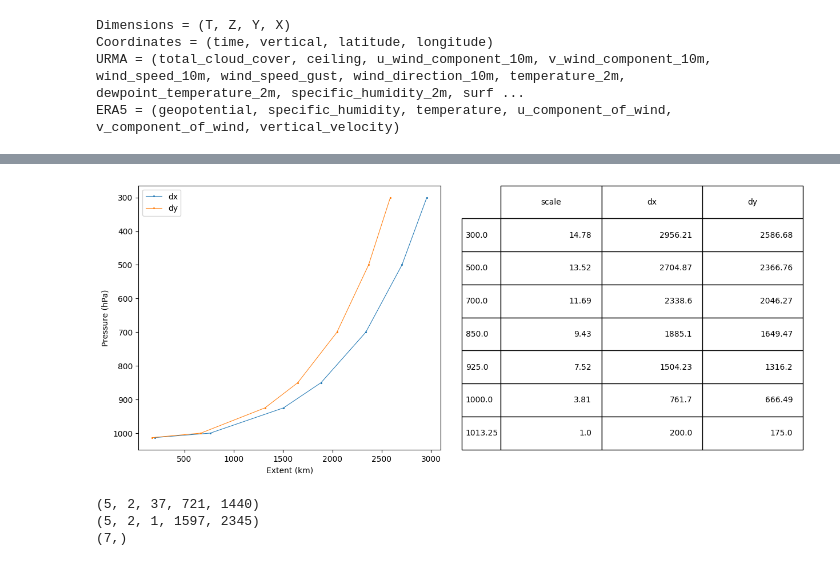
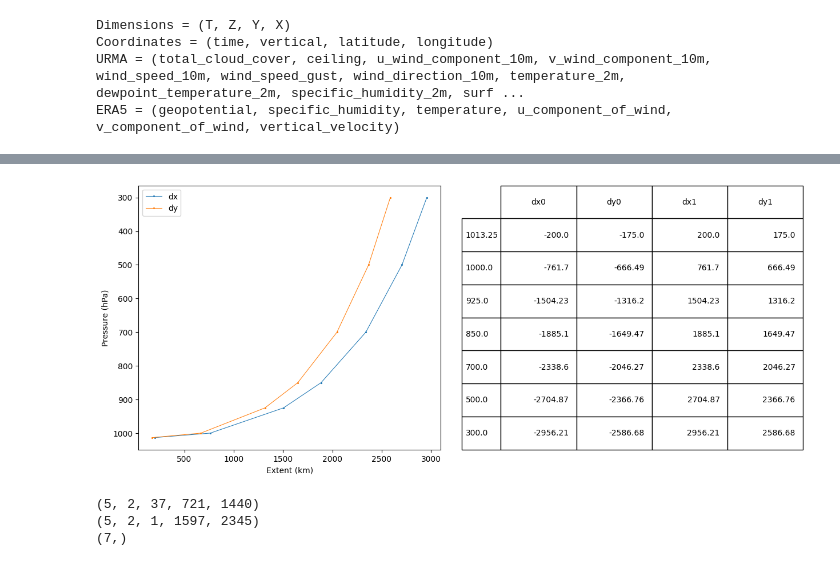
Before and after one commit to leaver2000/mesoscaler, a Jupyter notebook: notebooks/3. resampling.ipynb, the cells around one changed output, grey strips where cells are left out. Saved outputs shown, nothing was run; the diff lists cells and outputs as text; code cells hidden in the pictures.

```diff
--- a/notebooks/3. resampling.ipynb
+++ b/notebooks/3. resampling.ipynb
@@ -48,7 +48,7 @@ DX = 200  # km
 DY = 175  # km
 D = DX, DY = np.array([200, 175])
 pressure_levels = [P0, 1000.0, 925.0, 850.0, 700.0, 500.0, 300.0]
-scale = Mesoscale(DX, DY, pressure=pressure_levels, rate=15)
+scale = Mesoscale(DX, DY, levels=pressure_levels, rate=15)
 
 extent = scale.to_numpy(units="km")
 extent[0] /= URMA_GRID_RESOLUTION
@@ -92,28 +105,30 @@ array([0.31737548, 0.62676238, 0.78545979, 0.97441487, 1.1270283 ,
 # %%
 import matplotlib.pyplot as plt
 
-X1, X2, Y = scale.dx, scale.dy, scale.hpa
+X1, X2, Y = scale.dx, scale.dy, scale.levels
 fig = plt.figure(figsize=(15, 6))
 ax = fig.add_subplot(121)
 ax.invert_yaxis()
 ax.plot(X1, Y, linestyle="-", linewidth=0.75, marker=".", markersize=2.5)
 ax.plot(X2, Y, linestyle="-", linewidth=0.75, marker=".", markersize=2.5)
 ax.set_ylabel("Pressure (hPa)")
 ax.set_xlabel("Extent (km)")
 ax.legend(["dx", "dy"])
 
 ax2 = fig.add_subplot(122)
-df = scale.to_pandas()
+import pandas as pd
+
+df = pd.DataFrame(np.asarray(scale), index=scale.levels, columns=["dx0", "dy0", "dx1", "dy1"])
 
 ax2.axis("off")
 mpl_table = ax2.table(
     cellText=df.to_numpy().round(2).astype(str).tolist(),
     rowLabels=df.index.tolist(),
     bbox=[0, 0, 1, 1],  # type: ignore
     colLabels=df.columns.tolist(),
 )
 # %% [output]
-[figure, old version]
+[figure, new version]
 # %%
 # define the variables and levels
 
```
Also changed, not shown: parts of 9 cells of this notebook, 17 other files.
